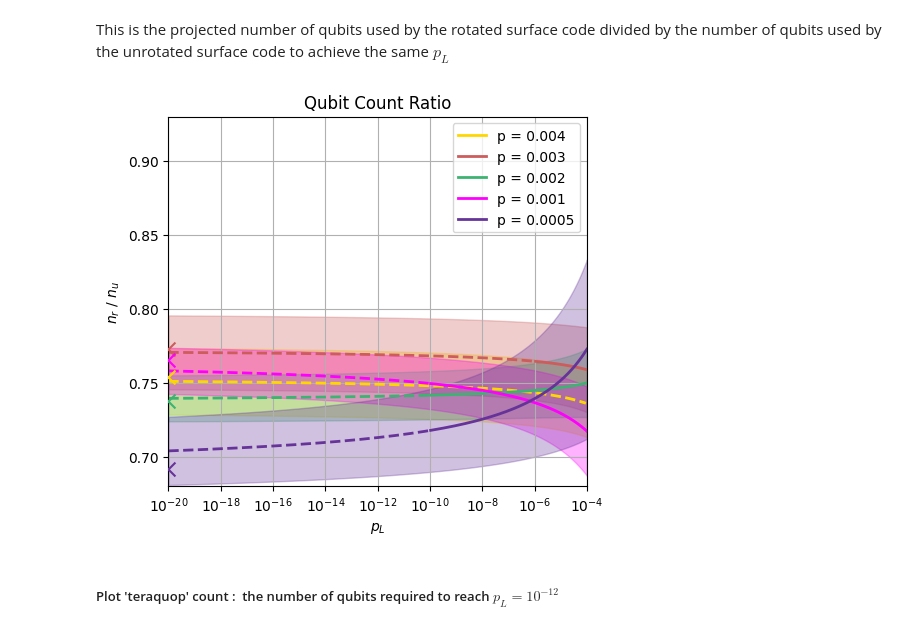
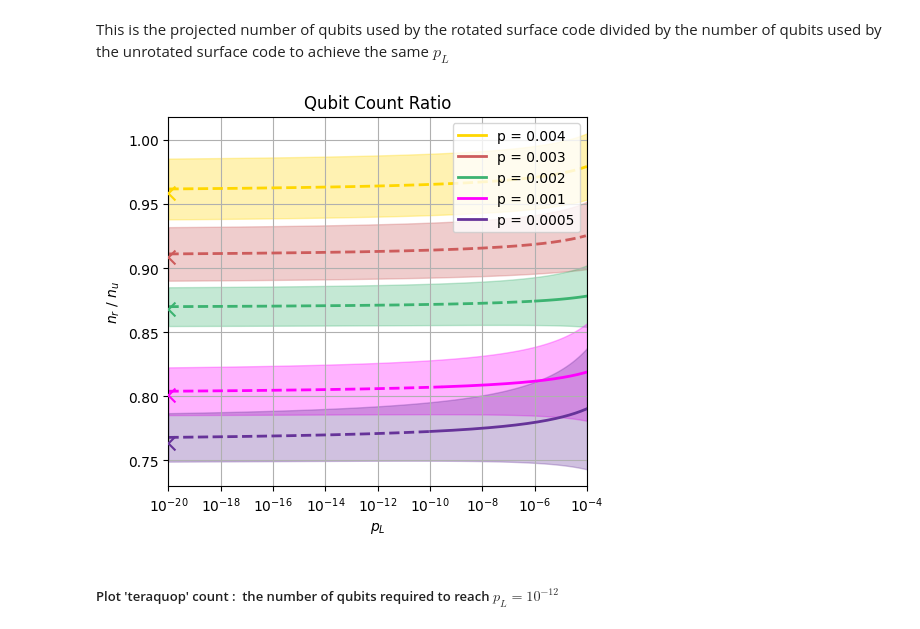
Before and after one commit to wamud/compare_the_pair, a Jupyter notebook: src/paper_data_and_plots.ipynb, the cells around one changed output. Drawn from its saved outputs; the diff is of its cells as text; code cells hidden in the pictures.

```diff
--- a/src/paper_data_and_plots.ipynb
+++ b/src/paper_data_and_plots.ipynb
@@ -64,8 +60,10 @@ funcs.plot_thresholds(mylist, roorder, unroorder, romind = 8, unromind = 6, ylim
 # %%
 reload(funcs)
 
-distances = 'combined' # choices are 'odd', 'even' or 'combined'
 b = 'z' # choices are x or z. Memory z is worst-case for unrotated codes with inner CNOTs 0 and 2, e.g. unroorder 12031023.
 
-funcs.fit_scaling_and_plot(mylist, distances, b, roorder, unroorder, minp = 0.0005, maxp = 0.004, romind = 8, unromind = 6)
+distances = 'combined' # choices are 'odd', 'even' or 'combined'
+
+# for distances in ['odd','even','combined']:
+funcs.fit_scaling_and_plot(mylist, distances, b, roorder, unroorder,minp = 5e-4, maxp = 0.004, romind = 8, unromind = 6, optional_plot = True, ylims = [1e-12, 1e-1])
 # %% [output]
@@ -106,13 +103,13 @@ This is the projected number of qubits used by the rotated surface code divided
 # %%
 reload(funcs)
 
-b = 'z'
+b = 'x'
 
 plot_pvalues = [0.0005, 0.001, 0.002, 0.003, 0.004]
 
-funcs.plot_ratio(mylist, b, roorder, unroorder, romind = 8, unromind = 6, ps = plot_pvalues, paper_ylims = True)
+funcs.plot_ratio(mylist, b, roorder, unroorder, romind = 8, unromind = 6, ps = plot_pvalues, paper_ylims = False)
 # %% [output]
-[figure, old version]
+[figure, new version]
 # %% [markdown]
 ##### Plot 'teraquop' count :$\ $ the number of qubits required to reach $p_L = 10^{-12}$
 # %%
```
Also changed, not shown: parts of 8 cells of this notebook, 31 other files.
